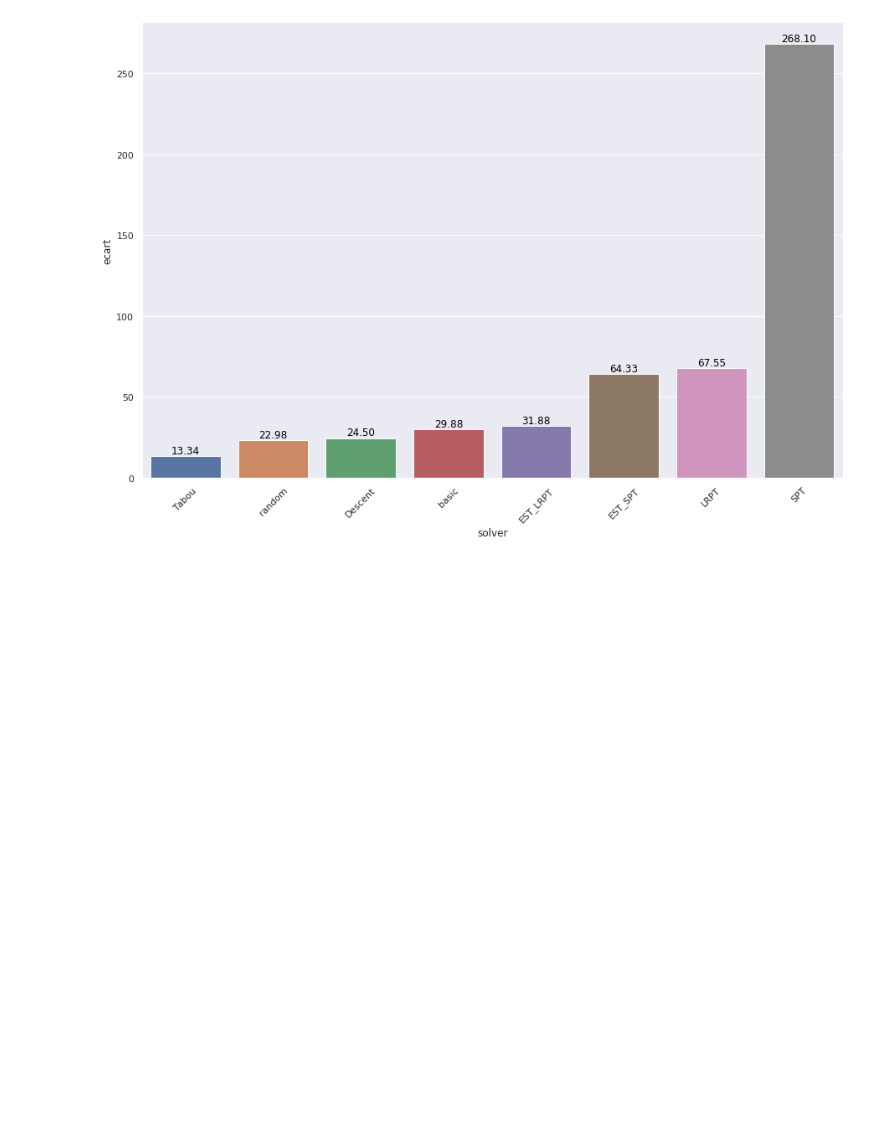
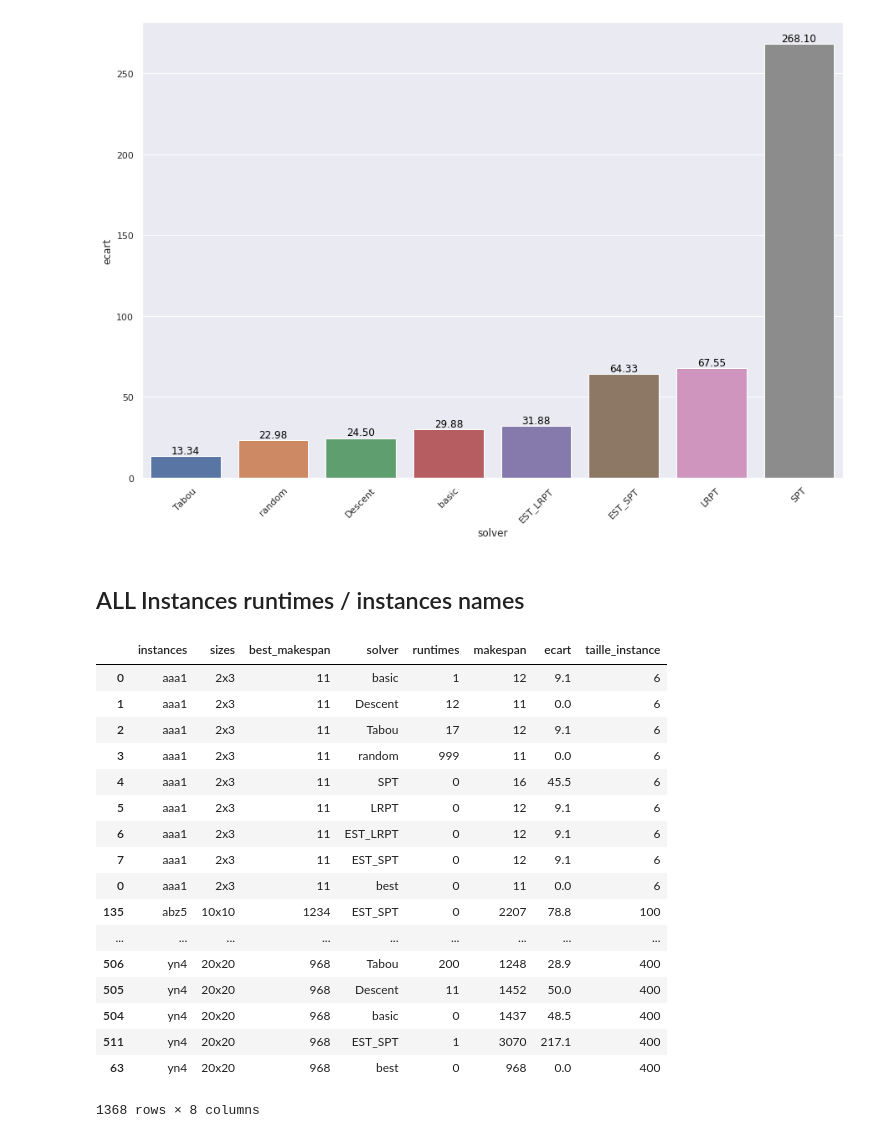
Before and after one commit to PremBamrung/metaheuristique, a Jupyter notebook: notebook/Benchmark.ipynb, the cells around one changed output. Cells and saved outputs as stored; diff of their text form; code cells hidden in the pictures; blank space fills up the shorter version.

```diff
--- a/notebook/Benchmark.ipynb
+++ b/notebook/Benchmark.ipynb
@@ -602,3 +604,32 @@ plt.savefig(img_path+"16ecart_all_solver_mean.png",dpi=300)
 plt.show()
 # %% [output]
 [figure]
+# %% [markdown]
+## ALL Instances runtimes / instances names
+# %%
+file_all="../data/benchmark_full.txt"
+
+
+file_all=read_file(file_all)
+
+df_all=convert_df(*get_data(file_all),file_all)
+df_all
+# %% [output]
+|  | instances | sizes | best_makespan | solver | runtimes | makespan | ecart | taille_instance |
+| 0 | aaa1 | 2x3 | 11 | basic | 1 | 12 | 9.1 | 6 |
+| 1 | aaa1 | 2x3 | 11 | Descent | 12 | 11 | 0.0 | 6 |
+| 2 | aaa1 | 2x3 | 11 | Tabou | 17 | 12 | 9.1 | 6 |
+| 3 | aaa1 | 2x3 | 11 | random | 999 | 11 | 0.0 | 6 |
+| 4 | aaa1 | 2x3 | 11 | SPT | 0 | 16 | 45.5 | 6 |
+| 5 | aaa1 | 2x3 | 11 | LRPT | 0 | 12 | 9.1 | 6 |
+| 6 | aaa1 | 2x3 | 11 | EST_LRPT | 0 | 12 | 9.1 | 6 |
+| 7 | aaa1 | 2x3 | 11 | EST_SPT | 0 | 12 | 9.1 | 6 |
+| 0 | aaa1 | 2x3 | 11 | best | 0 | 11 | 0.0 | 6 |
+| 135 | abz5 | 10x10 | 1234 | EST_SPT | 0 | 2207 | 78.8 | 100 |
+| ... | ... | ... | ... | ... | ... | ... | ... | ... |
+| 506 | yn4 | 20x20 | 968 | Tabou | 200 | 1248 | 28.9 | 400 |
+| 505 | yn4 | 20x20 | 968 | Descent | 11 | 1452 | 50.0 | 400 |
+| 504 | yn4 | 20x20 | 968 | basic | 0 | 1437 | 48.5 | 400 |
+| 511 | yn4 | 20x20 | 968 | EST_SPT | 1 | 3070 | 217.1 | 400 |
+| 63 | yn4 | 20x20 | 968 | best | 0 | 968 | 0.0 | 400 |
+1368 rows × 8 columns
```
Also changed, not shown: parts of 5 cells of this notebook, 15 other files.
